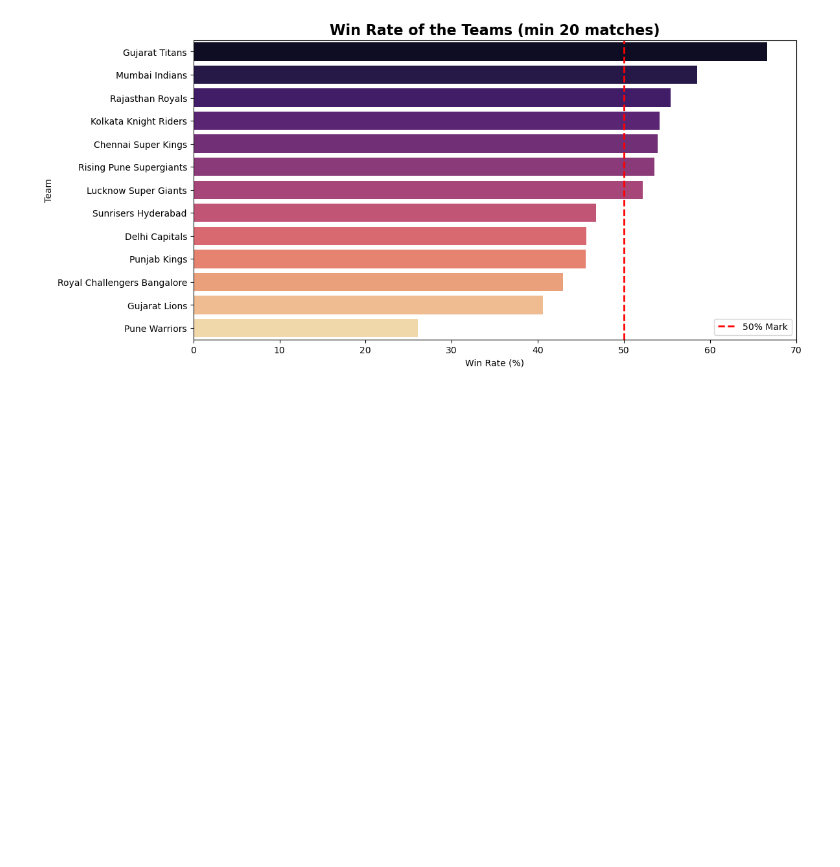
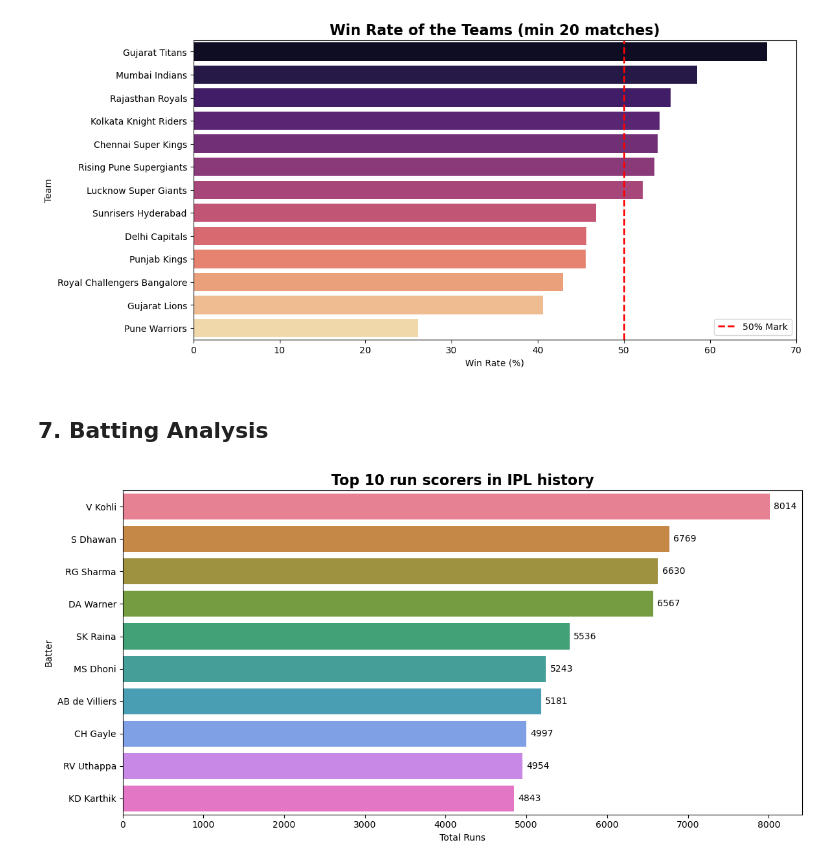
Before and after one commit to SahilInstinct/ipl-cricket-eda, a Jupyter notebook: notebooks/ipl_analysis.ipynb, the cells around one changed output. Drawn from its saved outputs; the diff is of its cells as text; code cells hidden in the pictures; blank space fills up the shorter version.

Commit message:
Batting analysis

```diff
--- a/notebooks/ipl_analysis.ipynb
+++ b/notebooks/ipl_analysis.ipynb
@@ -249,3 +249,27 @@ plt.legend()
 plt.show()
 # %% [output]
 [figure]
+# %% [markdown]
+## 7. Batting Analysis
+# %%
+# --------- Top 10 runs scorer -----------
+top_batters = (deliveries.groupby('batter')['batsman_runs']
+              .sum()
+              .sort_values(ascending=False)
+              .head(10)
+              .reset_index()
+              .rename(columns={'batsman_runs':'total_runs'}))
+
+plt.figure(figsize=(12,6))
+sns.barplot(data=top_batters, x='total_runs', y='batter',palette='husl',hue='batter')
+plt.title('Top 10 run scorers in IPL history',fontsize=16,fontweight='bold')
+for i in range(len(top_batters)):
+     plt.text(top_batters['total_runs'][i] + 50, i,
+             str(top_batters['total_runs'][i]),
+             va='center')
+plt.xlabel('Total Runs')
+plt.ylabel('Batter')
+plt.tight_layout()
+plt.show()
+# %% [output]
+[figure, added]
```
